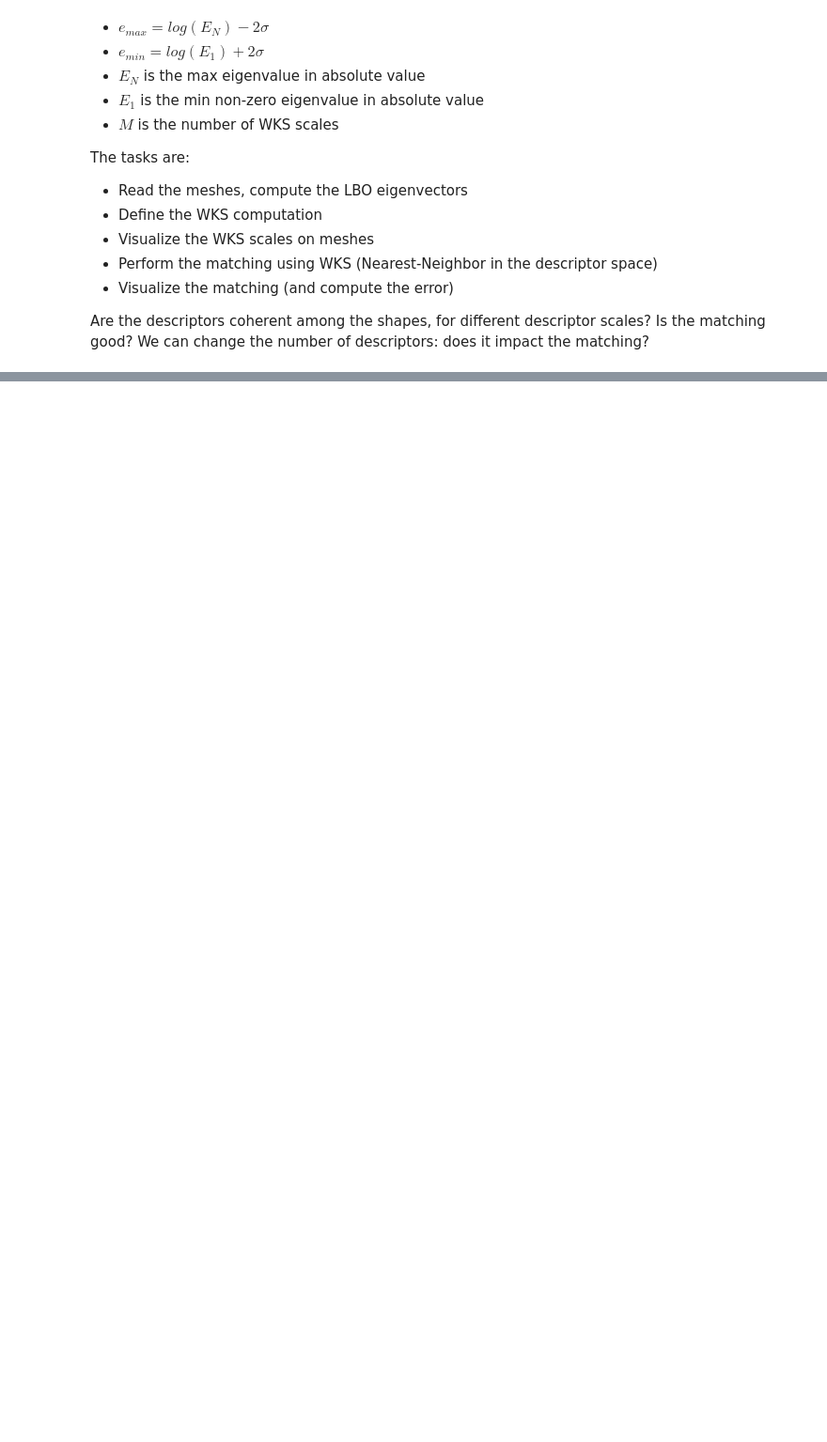
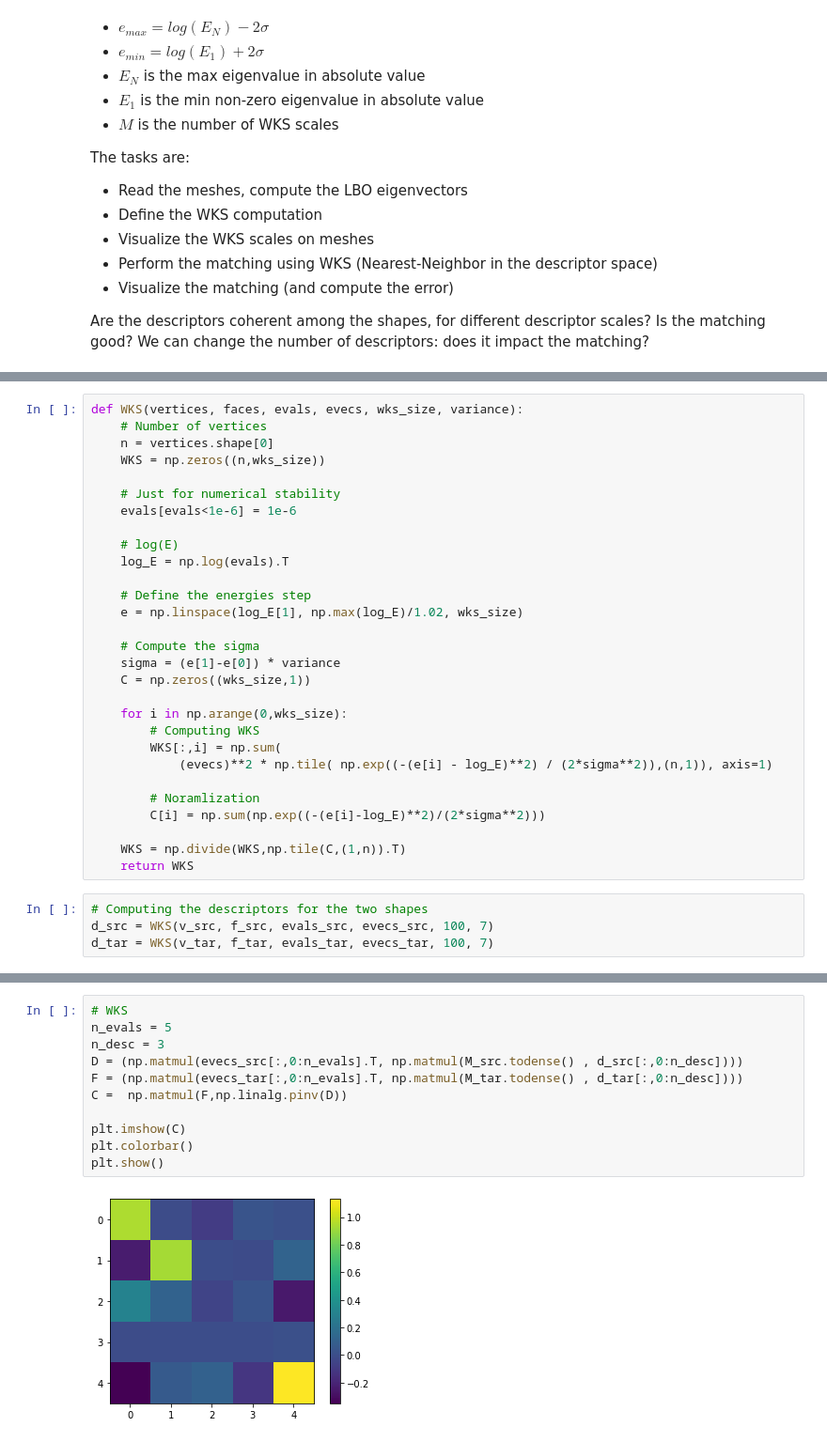
Before and after one commit to riccardomarin/SpectralShapeAnalysis, a Jupyter notebook: Matching.ipynb, the cells around one changed output, grey strips where cells are left out. Shown at 94% size. Saved outputs shown, nothing was run; the diff lists cells and outputs as text; blank space fills up the shorter version.

```diff
--- a/Matching.ipynb
+++ b/Matching.ipynb
@@ -205,0 +125,33 @@ Ctf
+# %%
+def WKS(vertices, faces, evals, evecs, wks_size, variance):
+    # Number of vertices
+    n = vertices.shape[0]
+    WKS = np.zeros((n,wks_size))
+
+    # Just for numerical stability
+    evals[evals<1e-6] = 1e-6
+
+    # log(E)
+    log_E = np.log(evals).T
+
+    # Define the energies step
+    e = np.linspace(log_E[1], np.max(log_E)/1.02, wks_size)
+
+    # Compute the sigma
+    sigma = (e[1]-e[0]) * variance
+    C = np.zeros((wks_size,1))
+
+    for i in np.arange(0,wks_size):
+        # Computing WKS
+        WKS[:,i] = np.sum(
+            (evecs)**2 * np.tile( np.exp((-(e[i] - log_E)**2) / (2*sigma**2)),(n,1)), axis=1)
+
+        # Noramlization
+        C[i] = np.sum(np.exp((-(e[i]-log_E)**2)/(2*sigma**2)))
+
+    WKS = np.divide(WKS,np.tile(C,(1,n)).T)
+    return WKS
+# %%
+# Computing the descriptors for the two shapes
+d_src = WKS(v_src, f_src, evals_src, evecs_src, 100, 7)
+d_tar = WKS(v_tar, f_tar, evals_tar, evecs_tar, 100, 7)
@@ -205,0 +190,13 @@ Ctf
+# %%
+# WKS
+n_evals = 5
+n_desc = 3
+D = (np.matmul(evecs_src[:,0:n_evals].T, np.matmul(M_src.todense() , d_src[:,0:n_desc])))
+F = (np.matmul(evecs_tar[:,0:n_evals].T, np.matmul(M_tar.todense() , d_tar[:,0:n_desc])))
+C =  np.matmul(F,np.linalg.pinv(D))
+
+plt.imshow(C)
+plt.colorbar()
+plt.show()
+# %% [output]
+[figure, added]
```
Also changed, not shown: parts of 38 cells of this notebook.
